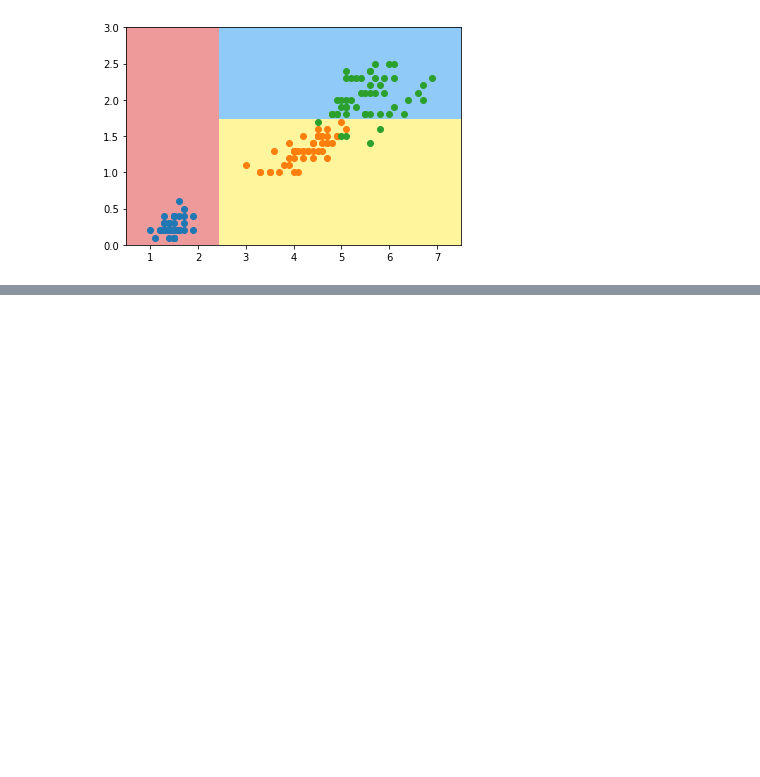
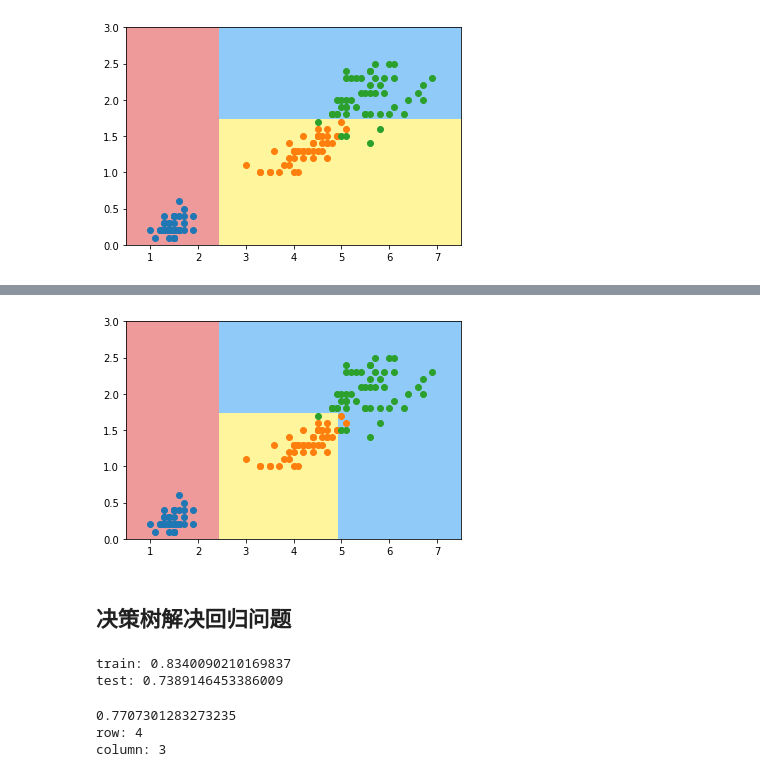
Before and after one commit to czn1009265565/Machine-learning, a Jupyter notebook: Python3入门机器学习 经典算法与应用/12 决策树.ipynb, the cells around one changed output, grey strips where cells are left out. Cells and saved outputs as stored; diff of their text form; code cells hidden in the pictures; blank space fills up the shorter version.

```diff
--- a/Python3入门机器学习 经典算法与应用/12 决策树.ipynb
+++ b/Python3入门机器学习 经典算法与应用/12 决策树.ipynb
@@ -80,0 +280,14 @@ plt.show()
+# %%
+dc = DecisionTreeClassifier(min_samples_leaf=5,criterion="gini")
+dc.fit(x,y)
+dc.score(x,y)
+
+plot_decision_boundary(dc,axis=[0.5,7.5,0,3])
+plt.scatter(x[y==0,0],x[y==0,1])
+plt.scatter(x[y==1,0],x[y==1,1])
+plt.scatter(x[y==2,0],x[y==2,1])
+plt.show()
+# %% [output]
+[figure, added]
+# %% [markdown]
+## 决策树解决回归问题
@@ -80,0 +305,10 @@ plt.show()
+# %%
+from sklearn.tree import DecisionTreeRegressor
+
+dt_reg = DecisionTreeRegressor(max_depth=3,min_samples_leaf=3)
+dt_reg.fit(trainX,trainY)
+print("train:",dt_reg.score(trainX, trainY))
+print("test:",dt_reg.score(testX,testY))
+# %% [output]
+train: 0.8340090210169837
+test: 0.7389146453386009
@@ -80,0 +320,18 @@ plt.show()
+# %%
+# 网格搜索
+best_score = np.zeros((10,20))
+
+for i in range(1,10):
+    for j in range(1,20):
+        train,test = MyDecisionTreeRegressor(trainX,trainY,testX,testY,deep=i,min_samples_leaf=j)
+
+        best_score[i,j] = test
+
+print(np.max(best_score))
+row,column = np.where(best_score==np.max(best_score))
+print("row:",row[0])
+print("column:",column[0])
+# %% [output]
+0.7707301283273235
+row: 4
+column: 3
```
Also changed, not shown: parts of 36 cells of this notebook.
